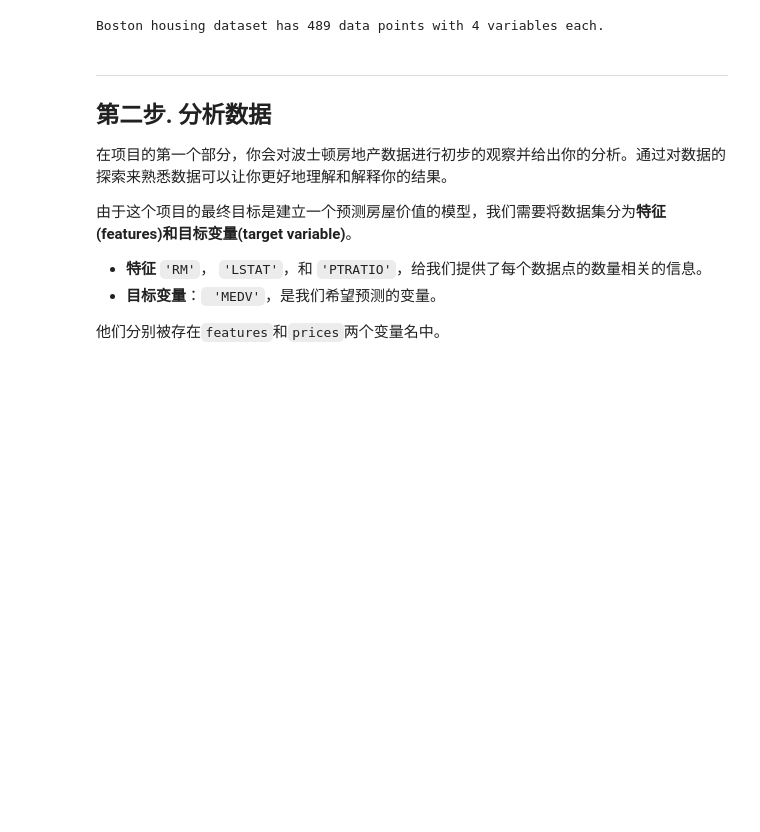
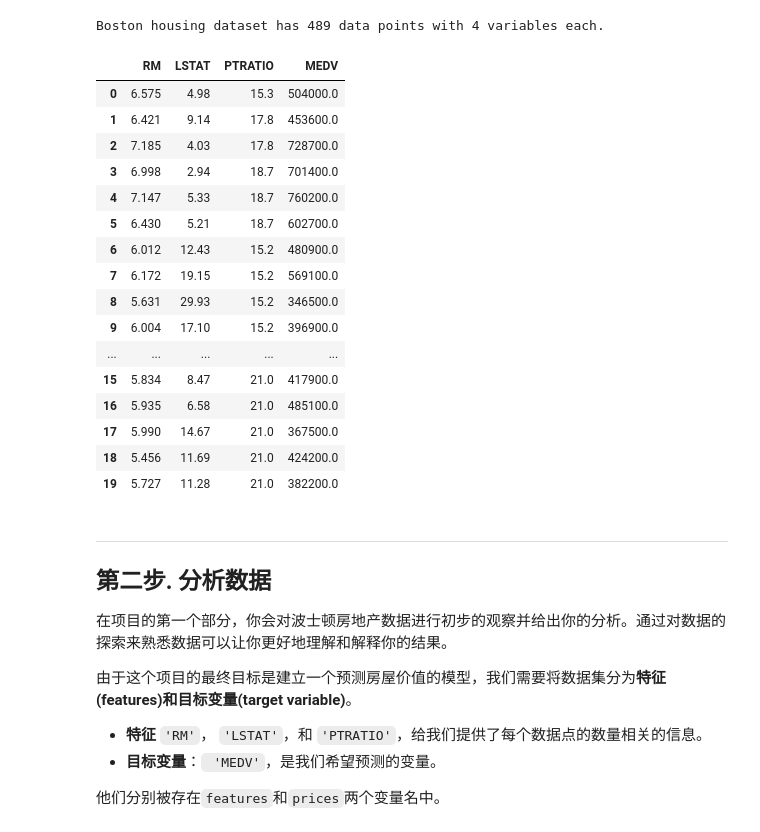
Before and after one commit to zjplus/boston_housing, a Jupyter notebook: boston_housing.ipynb, the cells around one changed output. Drawn from its saved outputs; the diff is of its cells as text; code cells hidden in the pictures; blank space fills up the shorter version.

```diff
--- a/boston_housing.ipynb
+++ b/boston_housing.ipynb
@@ -44,6 +44,26 @@ features = data.drop('MEDV', axis = 1)
 print "Boston housing dataset has {} data points with {} variables each.".format(*data.shape)
 # %% [output]
 Boston housing dataset has 489 data points with 4 variables each.
+# %%
+data.head(20)
+# %% [output]
+|  | RM | LSTAT | PTRATIO | MEDV |
+| 0 | 6.575 | 4.98 | 15.3 | 504000.0 |
+| 1 | 6.421 | 9.14 | 17.8 | 453600.0 |
+| 2 | 7.185 | 4.03 | 17.8 | 728700.0 |
+| 3 | 6.998 | 2.94 | 18.7 | 701400.0 |
+| 4 | 7.147 | 5.33 | 18.7 | 760200.0 |
+| 5 | 6.430 | 5.21 | 18.7 | 602700.0 |
+| 6 | 6.012 | 12.43 | 15.2 | 480900.0 |
+| 7 | 6.172 | 19.15 | 15.2 | 569100.0 |
+| 8 | 5.631 | 29.93 | 15.2 | 346500.0 |
+| 9 | 6.004 | 17.10 | 15.2 | 396900.0 |
+| ... | ... | ... | ... | ... |
+| 15 | 5.834 | 8.47 | 21.0 | 417900.0 |
+| 16 | 5.935 | 6.58 | 21.0 | 485100.0 |
+| 17 | 5.990 | 14.67 | 21.0 | 367500.0 |
+| 18 | 5.456 | 11.69 | 21.0 | 424200.0 |
+| 19 | 5.727 | 11.28 | 21.0 | 382200.0 |
 # %% [markdown]
 ---
 ## 第二步. 分析数据
```
Also changed, not shown: parts of 17 cells of this notebook.
